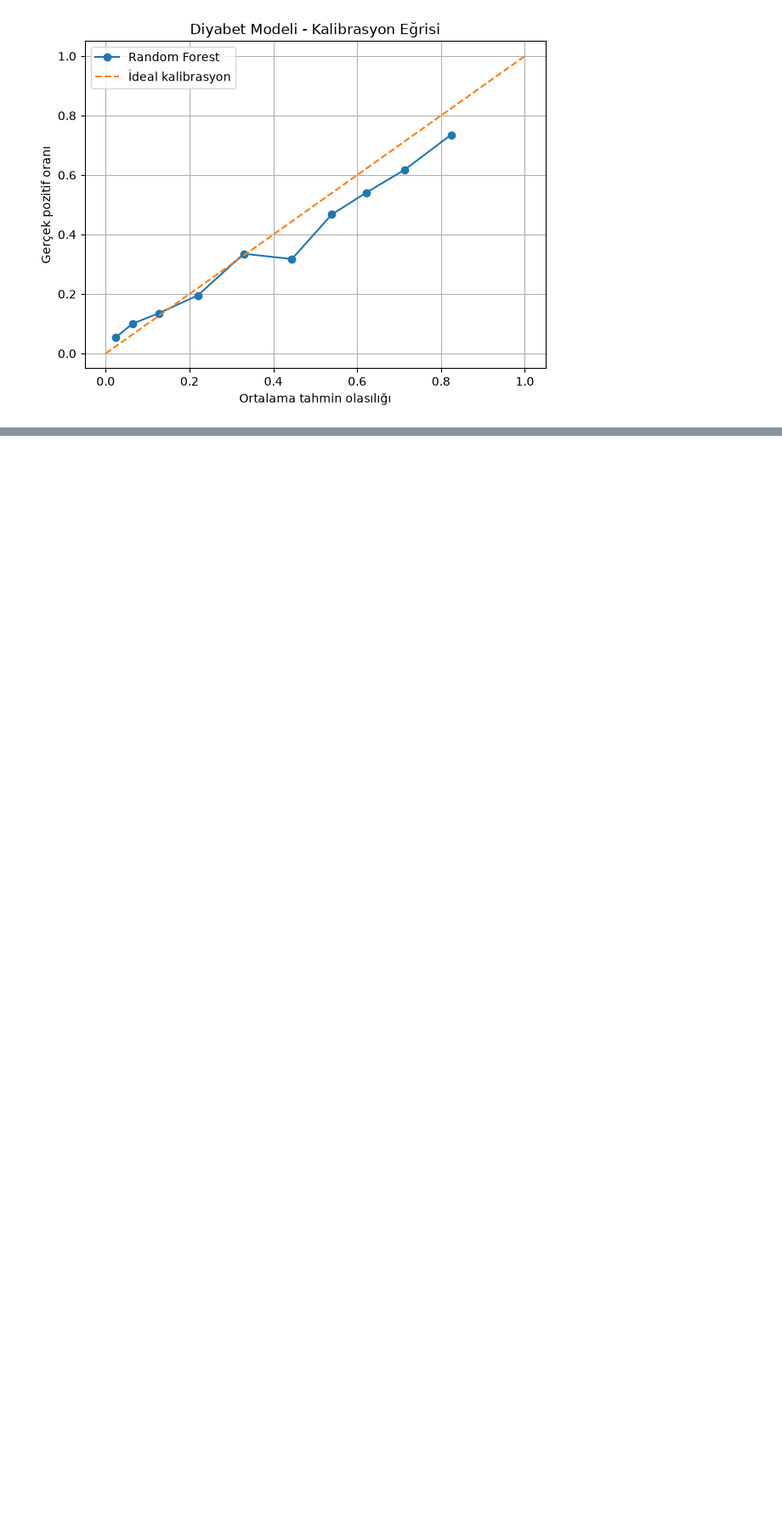
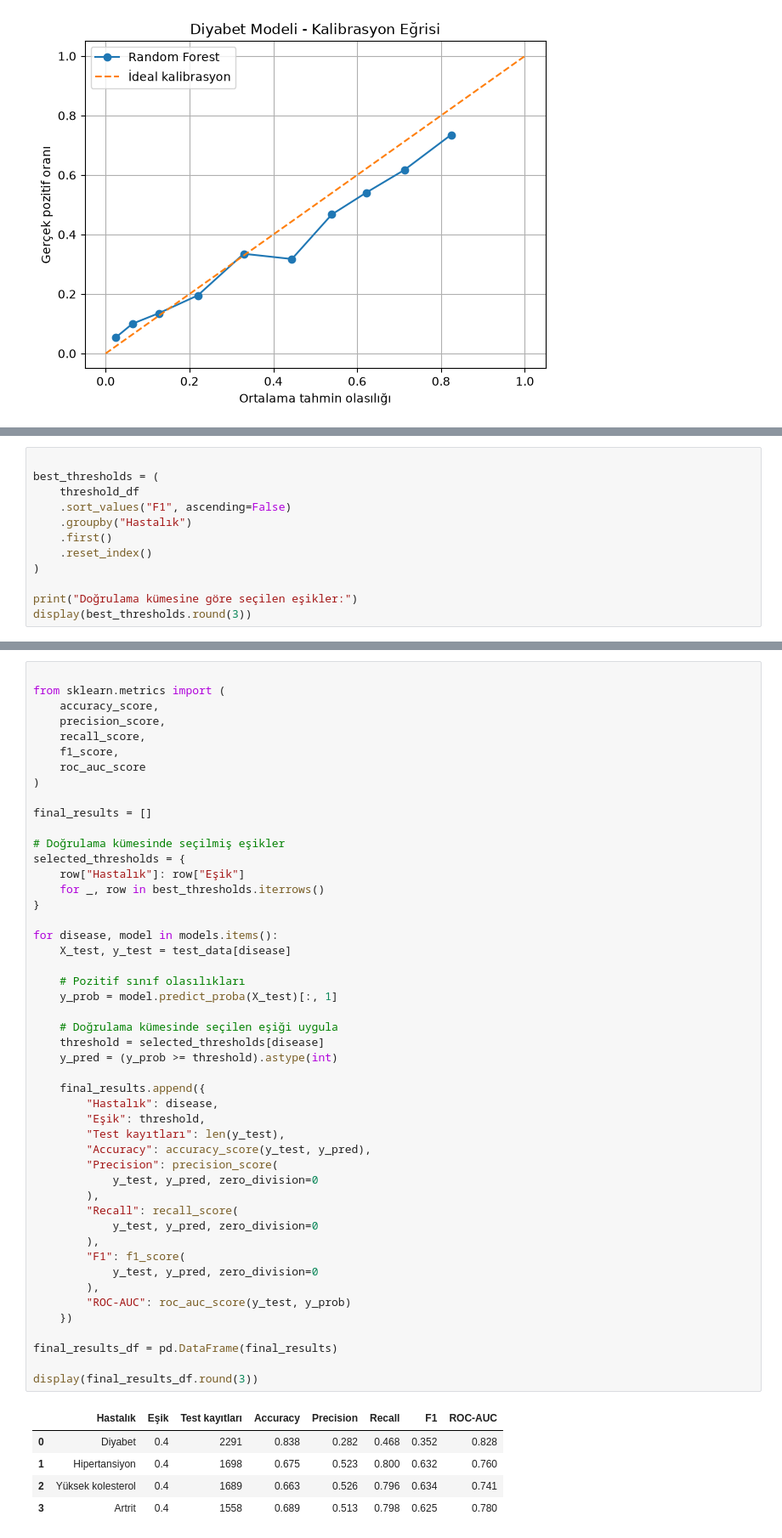
Before and after one commit to Huseyinyagmur/personalized-health-risk-assistant, a Jupyter notebook: nhanes_analysis.ipynb, the cells around one changed output, grey strips where cells are left out. Shown: that part at 85% size. Saved outputs shown, nothing was run; the diff lists cells and outputs as text; blank space fills up the shorter version.

```diff
--- a/nhanes_analysis.ipynb
+++ b/nhanes_analysis.ipynb
@@ -2231,0 +2665,12 @@ plt.show()
+# %%
+
+best_thresholds = (
+    threshold_df
+    .sort_values("F1", ascending=False)
+    .groupby("Hastalık")
+    .first()
+    .reset_index()
+)
+
+print("Doğrulama kümesine göre seçilen eşikler:")
+display(best_thresholds.round(3))
@@ -2231,0 +2684,54 @@ plt.show()
+# %%
+
+from sklearn.metrics import (
+    accuracy_score,
+    precision_score,
+    recall_score,
+    f1_score,
+    roc_auc_score
+)
+
+final_results = []
+
+# Doğrulama kümesinde seçilmiş eşikler
+selected_thresholds = {
+    row["Hastalık"]: row["Eşik"]
+    for _, row in best_thresholds.iterrows()
+}
+
+for disease, model in models.items():
+    X_test, y_test = test_data[disease]
+
+    # Pozitif sınıf olasılıkları
+    y_prob = model.predict_proba(X_test)[:, 1]
+
+    # Doğrulama kümesinde seçilen eşiği uygula
+    threshold = selected_thresholds[disease]
+    y_pred = (y_prob >= threshold).astype(int)
+
+    final_results.append({
+        "Hastalık": disease,
+        "Eşik": threshold,
+        "Test kayıtları": len(y_test),
+        "Accuracy": accuracy_score(y_test, y_pred),
+        "Precision": precision_score(
+            y_test, y_pred, zero_division=0
+        ),
+        "Recall": recall_score(
+            y_test, y_pred, zero_division=0
+        ),
+        "F1": f1_score(
+            y_test, y_pred, zero_division=0
+        ),
+        "ROC-AUC": roc_auc_score(y_test, y_prob)
+    })
+
+final_results_df = pd.DataFrame(final_results)
+
+display(final_results_df.round(3))
+# %% [output]
+|  | Hastalık | Eşik | Test kayıtları | Accuracy | Precision | Recall | F1 | ROC-AUC |
+| 0 | Diyabet | 0.4 | 2291 | 0.838 | 0.282 | 0.468 | 0.352 | 0.828 |
+| 1 | Hipertansiyon | 0.4 | 1698 | 0.675 | 0.523 | 0.800 | 0.632 | 0.760 |
+| 2 | Yüksek kolesterol | 0.4 | 1689 | 0.663 | 0.526 | 0.796 | 0.634 | 0.741 |
+| 3 | Artrit | 0.4 | 1558 | 0.689 | 0.513 | 0.798 | 0.625 | 0.780 |
```
Also changed, not shown: parts of 27 cells of this notebook, 1 other file.
